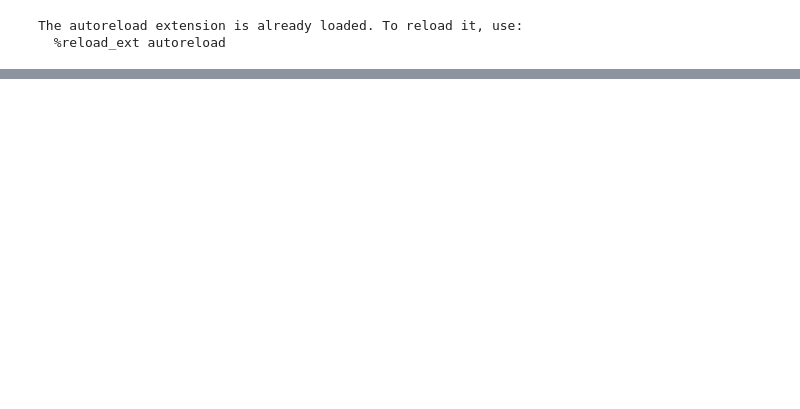
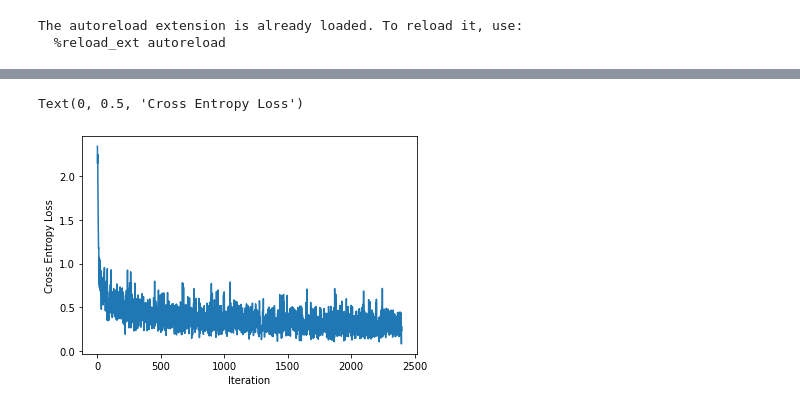
Before and after one commit to plenoptic-org/plenoptic, a Jupyter notebook: examples/Demo_Steerable_Pyramid.ipynb, the cells around one changed output, grey strips where cells are left out. Cells and saved outputs as stored; diff of their text form; code cells hidden in the pictures; blank space fills up the shorter version.

```diff
--- a/examples/Demo_Steerable_Pyramid.ipynb
+++ b/examples/Demo_Steerable_Pyramid.ipynb
@@ -121,2 +141,30 @@ Text(0, 0.5, 'Cross Entropy Los')
+# %%
+# Training
+model_no_pyr = ConvFull([28, 28], order=4, scales=2, kernel_size=6, output_dim=60)
+loader = torch.utils.data.DataLoader(train_set, batch_size = 50)
+optimizer = torch.optim.Adam(model_no_pyr.parameters(), lr=1e-3)
+
+
+epoch = 2
+losses = []
+for e in range(epoch):
+    for batch in loader:
+        images = batch[0]
+        labels = batch[1]
+        preds = model_no_pyr(images)
+        loss = F.cross_entropy(preds, labels)
+
+        optimizer.zero_grad()
+        loss.backward()
+        optimizer.step()
+
+        losses.append(loss.item())
+
+plt.plot(losses)
+plt.xlabel('Iteration')
+plt.ylabel('Cross Entropy Loss')
+# %% [output]
+Text(0, 0.5, 'Cross Entropy Loss')
+[figure, added]
 # %%
 # Feature Visualization
```
Also changed, not shown: parts of 12 cells of this notebook, 1 other file.
